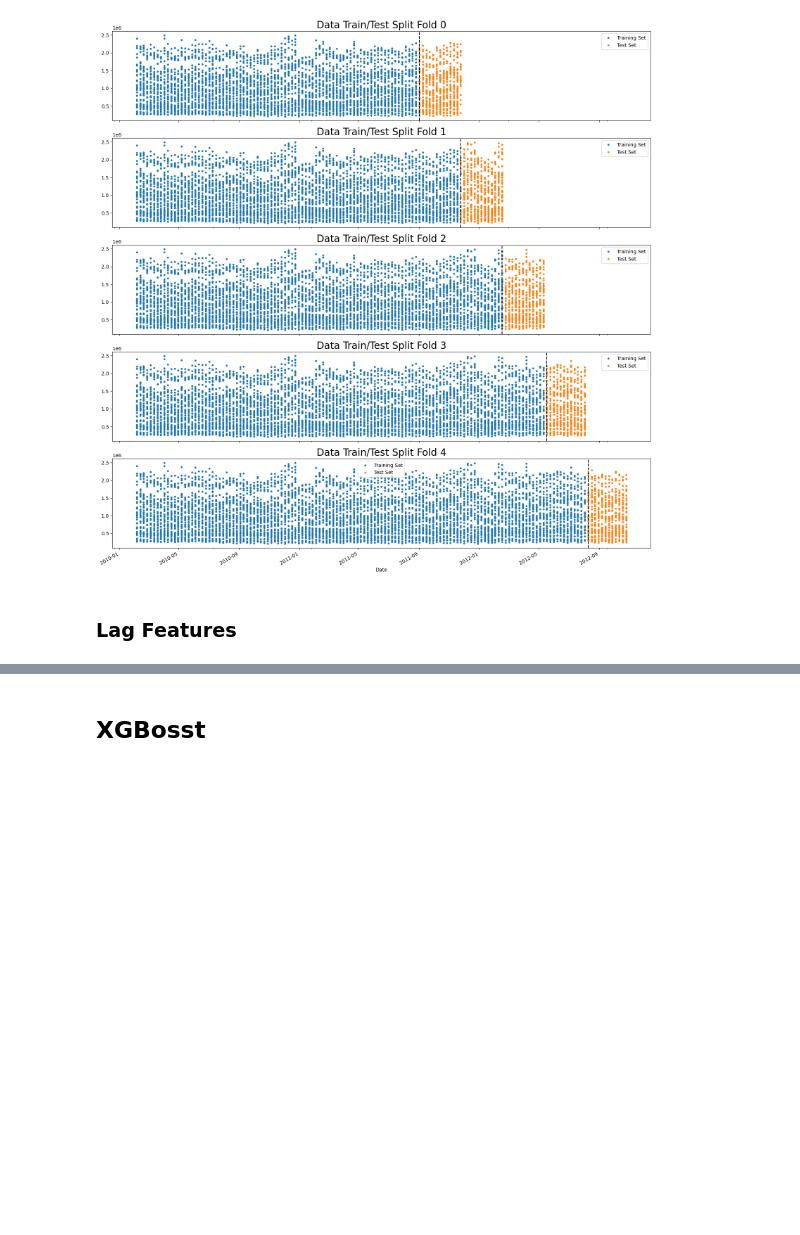
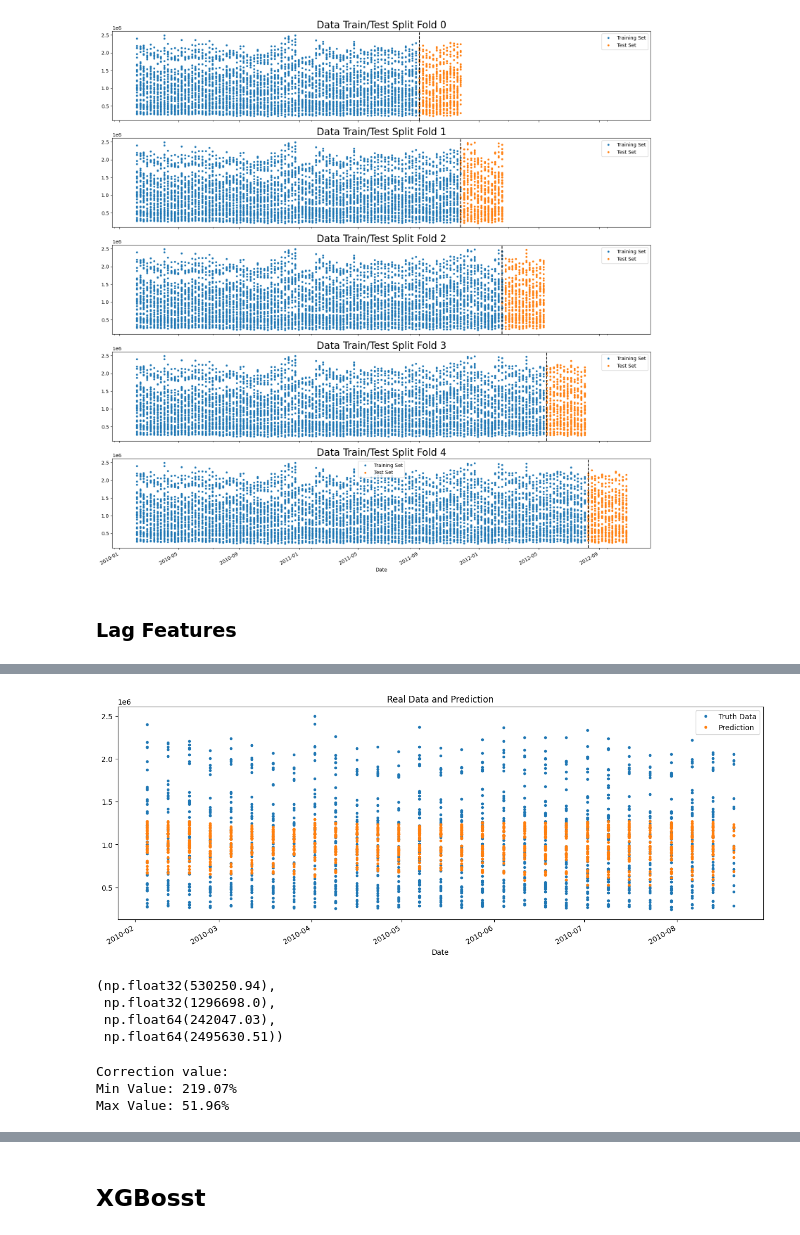
Before and after one commit to katasrofi/sales_performance, a Jupyter notebook: Forecasting.ipynb, the cells around one changed output, grey strips where cells are left out. Cells and saved outputs as stored; diff of their text form; code cells hidden in the pictures; blank space fills up the shorter version.

```diff
--- a/Forecasting.ipynb
+++ b/Forecasting.ipynb
@@ -358,0 +330,5 @@ Score log value:
+# %%
+percent20 = int(len(df_lag)*0.2)
+TestPred = df_lag.iloc[:percent20]
+DataTest = TestPred.iloc[:percent20, 2:]
+DataTest.head()
@@ -358,0 +343,25 @@ Score log value:
+# %%
+ax = TestPred['Weekly_Sales'].plot(figsize=(16,6), style='.')
+pred = reg.predict(DataTest)
+TestPred['preds'] = pred
+TestPred['preds'].plot(ax=ax, style='.')
+plt.legend(['Truth Data', 'Prediction'])
+ax.set_title('Real Data and Prediction')
+plt.show()
+# %% [output]
+[figure, added]
+# %%
+TestPred['preds'].min(), TestPred['preds'].max(), TestPred['Weekly_Sales'].min(),  TestPred['Weekly_Sales'].max(),
+# %% [output]
+(np.float32(530250.94),
+ np.float32(1296698.0),
+ np.float64(242047.03),
+ np.float64(2495630.51))
+# %%
+min_value = (TestPred['preds'].min()/TestPred['Weekly_Sales'].min())*100
+max_value = (TestPred['preds'].max()/TestPred['Weekly_Sales'].max())*100
+print(f"Correction value: \nMin Value: {min_value:.2f}% \nMax Value: {max_value:.2f}%")
+# %% [output]
+Correction value:
+Min Value: 219.07%
+Max Value: 51.96%
```
Also changed, not shown: parts of 29 cells of this notebook, 8 other files.
